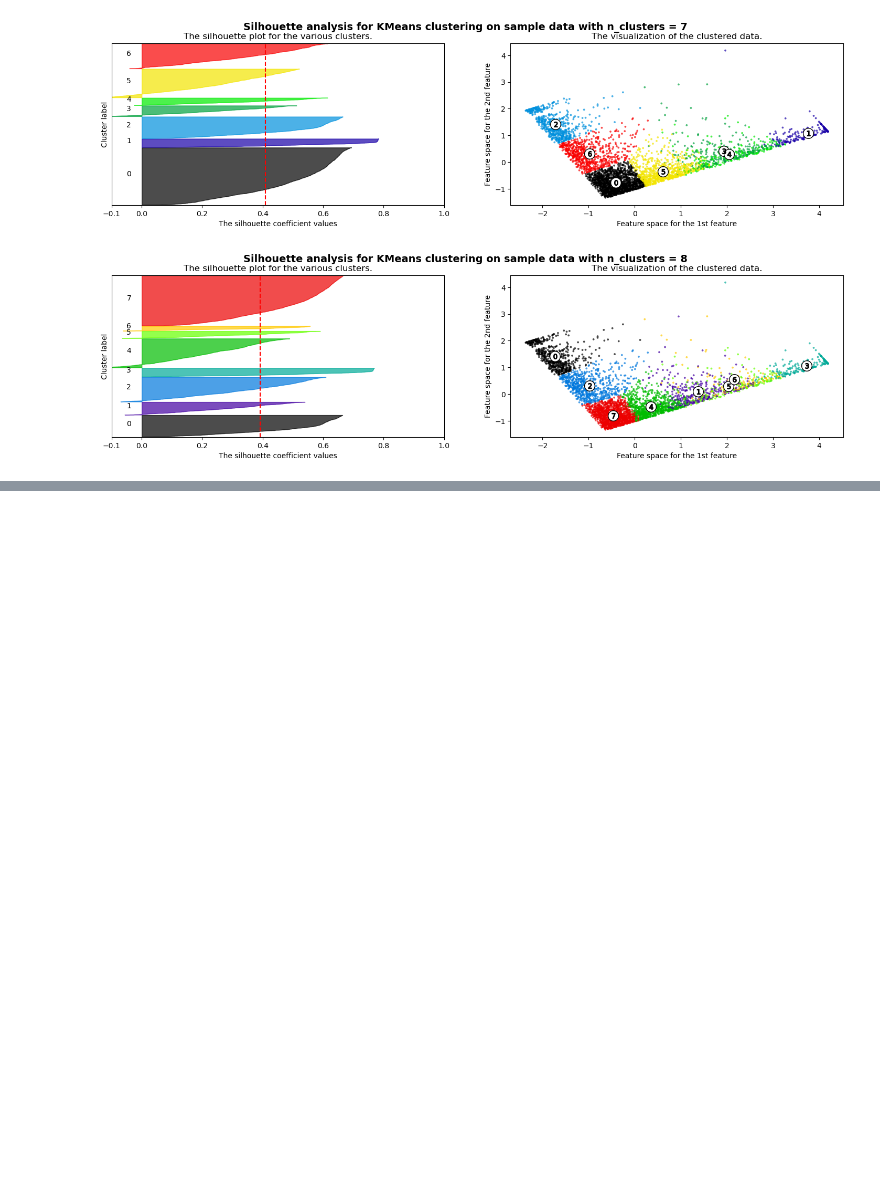
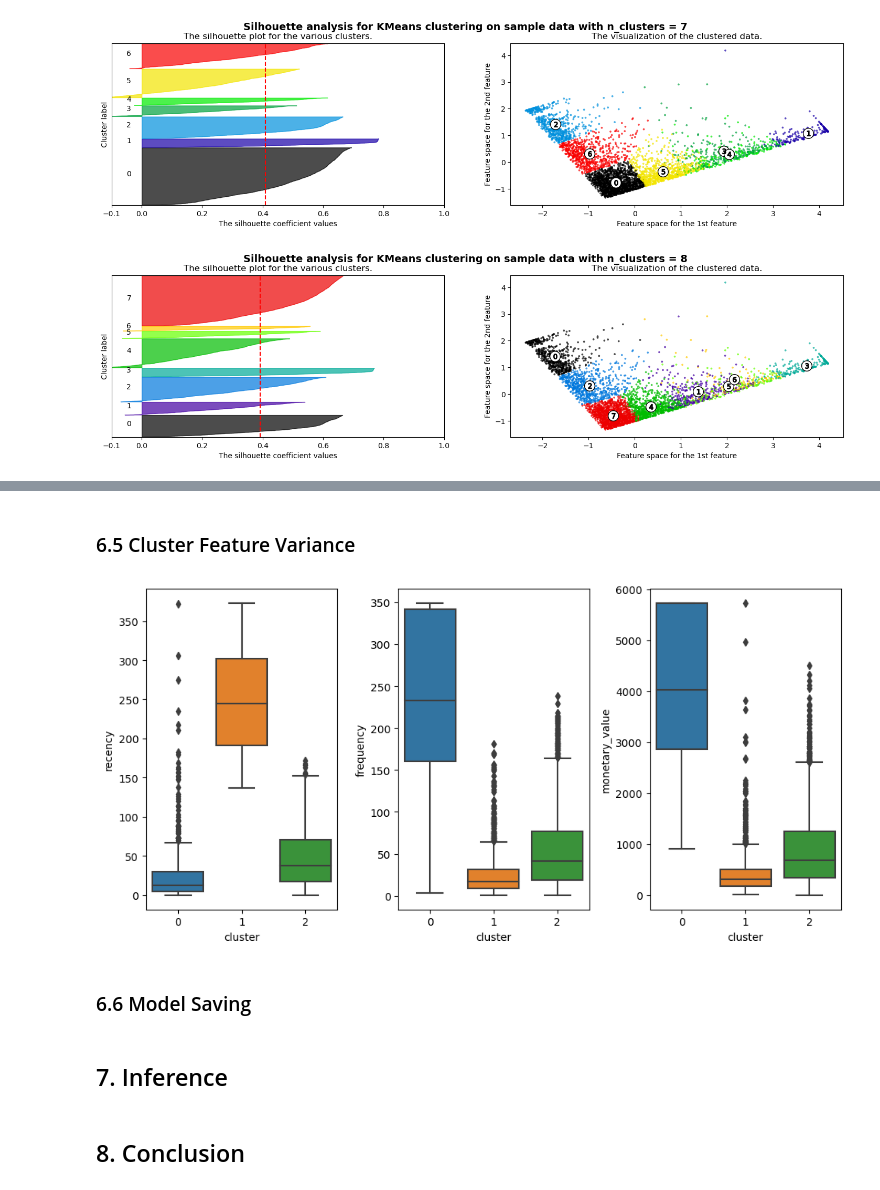
Before and after one commit to FTDS-assignment-bay/p2-final-project-p2-final-project-ftds-011-hck-group-001, a Jupyter notebook: Copy_of_coba_project.ipynb, the cells around one changed output, grey strips where cells are left out. Cells and saved outputs as stored; diff of their text form; code cells hidden in the pictures; blank space fills up the shorter version.

```diff
--- a/Copy_of_coba_project.ipynb
+++ b/Copy_of_coba_project.ipynb
@@ -685,0 +775,13 @@ For n_clusters = 8 The average silhouette_score is : 0.39126640024345466
+# %% [markdown]
+### 6.5 Cluster Feature Variance
+# %%
+fig, axes = plt.subplots(1, 3, figsize=(10,5))
+axes = axes.flatten()
+
+for ax, col in zip(axes, rfm):
+    plot = sns.boxplot(x=rfm["cluster"], y=rfm[col], ax=ax)
+    plt.tight_layout()
+# %% [output]
+[figure, added]
+# %% [markdown]
+### 6.6 Model Saving
@@ -685,0 +800,4 @@ For n_clusters = 8 The average silhouette_score is : 0.39126640024345466
+# %% [markdown]
+## 7. Inference
+# %% [markdown]
+## 8. Conclusion
```
Also changed, not shown: parts of 15 cells of this notebook.
